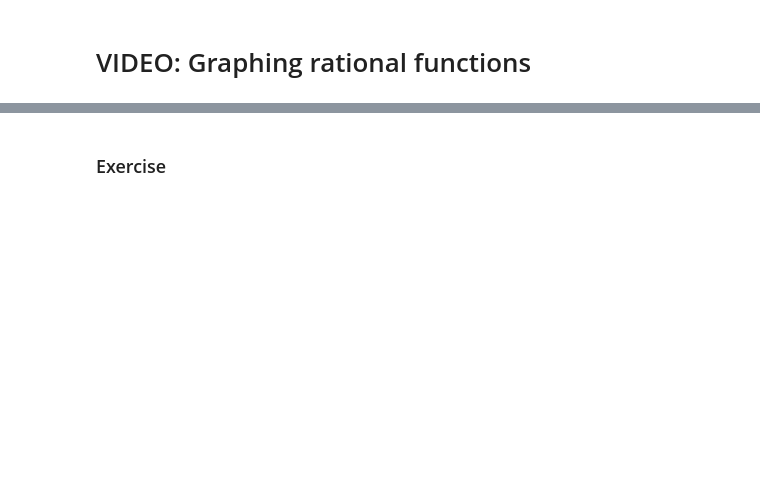
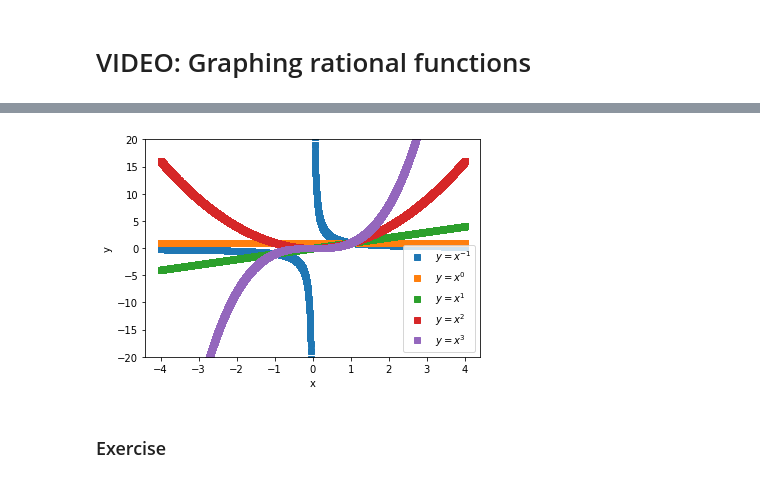
Before and after one commit to invegat/udemyMasterMath, a Jupyter notebook: MXC_pymath_graphing.ipynb, the cells around one changed output, grey strips where cells are left out. Cells and saved outputs as stored; diff of their text form; code cells hidden in the pictures; blank space fills up the shorter version.

```diff
--- a/MXC_pymath_graphing.ipynb
+++ b/MXC_pymath_graphing.ipynb
@@ -234,3 +294,16 @@ plt.show()
+# %%
+exp = range(-1,4)
+x = np.linspace(-4,4,2048)
+plt.ylim([-20,20])
+for i in exp:
+  y = x ** i
+  plt.plot(x,y,'s', label='$y=x^{%s}$'%i,linewidth=4)
+plt.legend()
+plt.xlabel('x')
+plt.ylabel('y')
+plt.show();
+# %% [output]
+[figure, added]
 # %% [markdown]
 ### Exercise
 # %%
```
Also changed, not shown: parts of 28 cells of this notebook, 8 other files.
